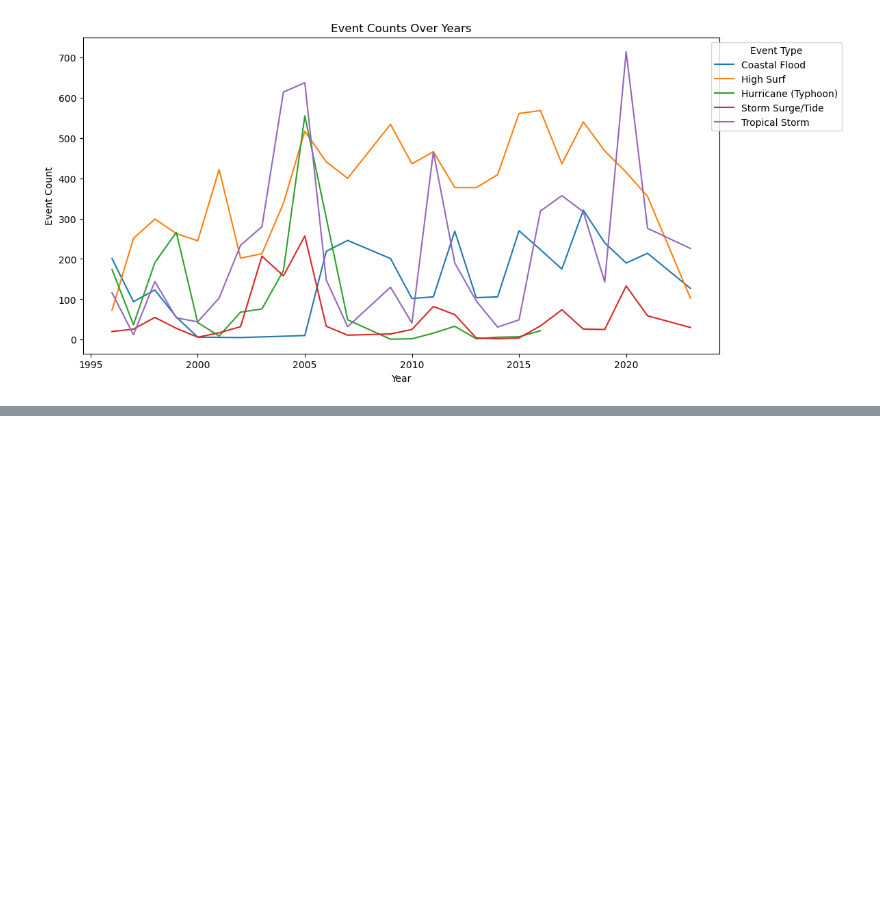
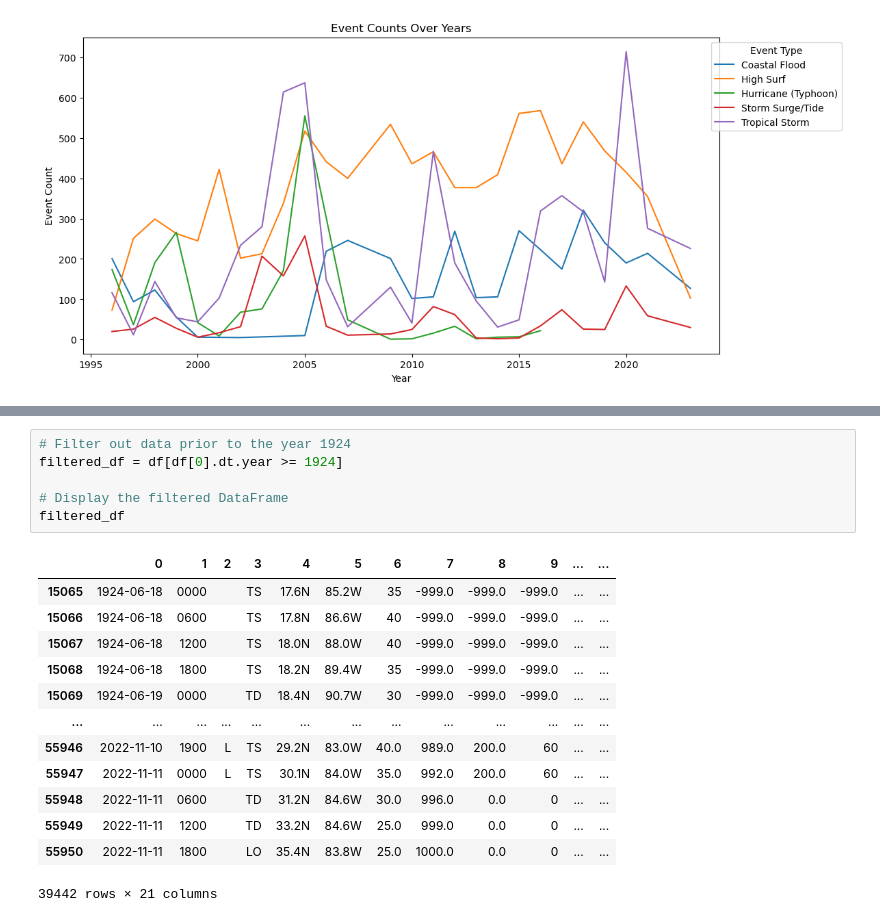
Before and after one commit to gfsiciliani/project-3-ocean, a Jupyter notebook: storm/storm_data.ipynb, the cells around one changed output, grey strips where cells are left out. Saved outputs shown, nothing was run; the diff lists cells and outputs as text; blank space fills up the shorter version.

```diff
--- a/storm/storm_data.ipynb
+++ b/storm/storm_data.ipynb
@@ -262,0 +300,20 @@ NotebookApp.rate_limit_window=3.0 (secs)
+# %%
+# Filter out data prior to the year 1924
+filtered_df = df[df[0].dt.year >= 1924]
+
+# Display the filtered DataFrame
+filtered_df
+# %% [output]
+|  | 0 | 1 | 2 | 3 | 4 | 5 | 6 | 7 | 8 | 9 | ... | ... |
+| 15065 | 1924-06-18 | 0000 |  | TS | 17.6N | 85.2W | 35 | -999.0 | -999.0 | -999.0 | ... | ... |
+| 15066 | 1924-06-18 | 0600 |  | TS | 17.8N | 86.6W | 40 | -999.0 | -999.0 | -999.0 | ... | ... |
+| 15067 | 1924-06-18 | 1200 |  | TS | 18.0N | 88.0W | 40 | -999.0 | -999.0 | -999.0 | ... | ... |
+| 15068 | 1924-06-18 | 1800 |  | TS | 18.2N | 89.4W | 35 | -999.0 | -999.0 | -999.0 | ... | ... |
+| 15069 | 1924-06-19 | 0000 |  | TD | 18.4N | 90.7W | 30 | -999.0 | -999.0 | -999.0 | ... | ... |
+| ... | ... | ... | ... | ... | ... | ... | ... | ... | ... | ... | ... | ... |
+| 55946 | 2022-11-10 | 1900 | L | TS | 29.2N | 83.0W | 40.0 | 989.0 | 200.0 | 60 | ... | ... |
+| 55947 | 2022-11-11 | 0000 | L | TS | 30.1N | 84.0W | 35.0 | 992.0 | 200.0 | 60 | ... | ... |
+| 55948 | 2022-11-11 | 0600 |  | TD | 31.2N | 84.6W | 30.0 | 996.0 | 0.0 | 0 | ... | ... |
+| 55949 | 2022-11-11 | 1200 |  | TD | 33.2N | 84.6W | 25.0 | 999.0 | 0.0 | 0 | ... | ... |
+| 55950 | 2022-11-11 | 1800 |  | LO | 35.4N | 83.8W | 25.0 | 1000.0 | 0.0 | 0 | ... | ... |
+39442 rows × 21 columns
```
Also changed, not shown: parts of 6 cells of this notebook, 10 other files.
